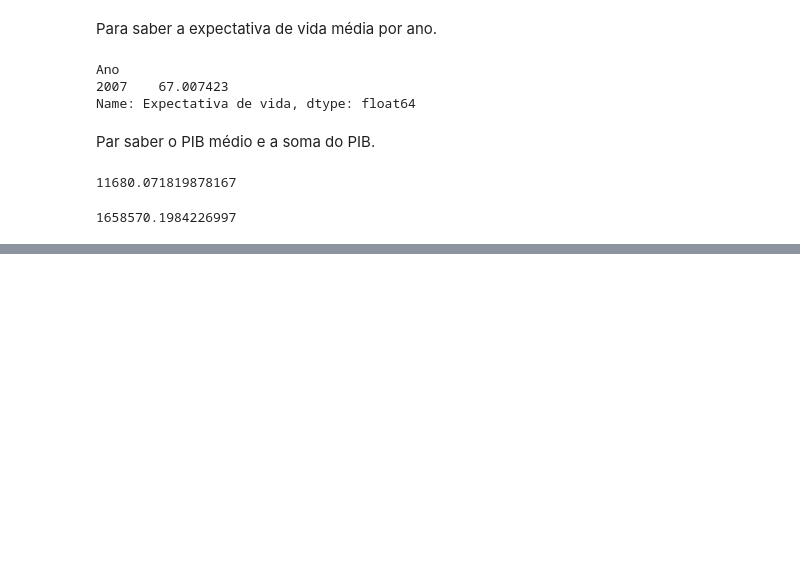
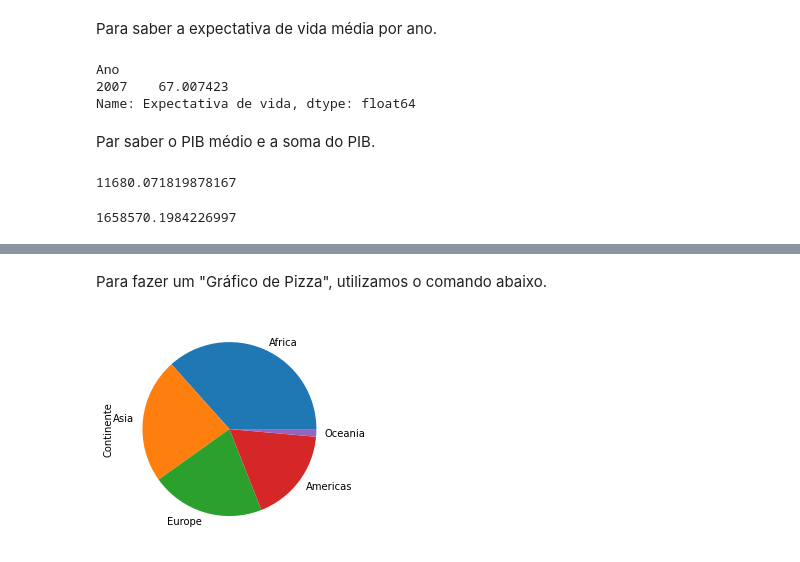
Before and after one commit to lanzetti1/Test, a Jupyter notebook: PI4/PI4.ipynb, the cells around one changed output, grey strips where cells are left out. Cells and saved outputs as stored; diff of their text form; code cells hidden in the pictures; blank space fills up the shorter version.

```diff
--- a/PI4/PI4.ipynb
+++ b/PI4/PI4.ipynb
@@ -166,0 +187,6 @@ df["Continente"].value_counts(ascending = False).plot.bar()
+# %% [markdown]
+Para fazer um "Gráfico de Pizza", utilizamos o comando abaixo.
+# %%
+df["Continente"].value_counts().plot.pie();
+# %% [output]
+[figure, added]
```
Also changed, not shown: parts of 15 cells of this notebook.
